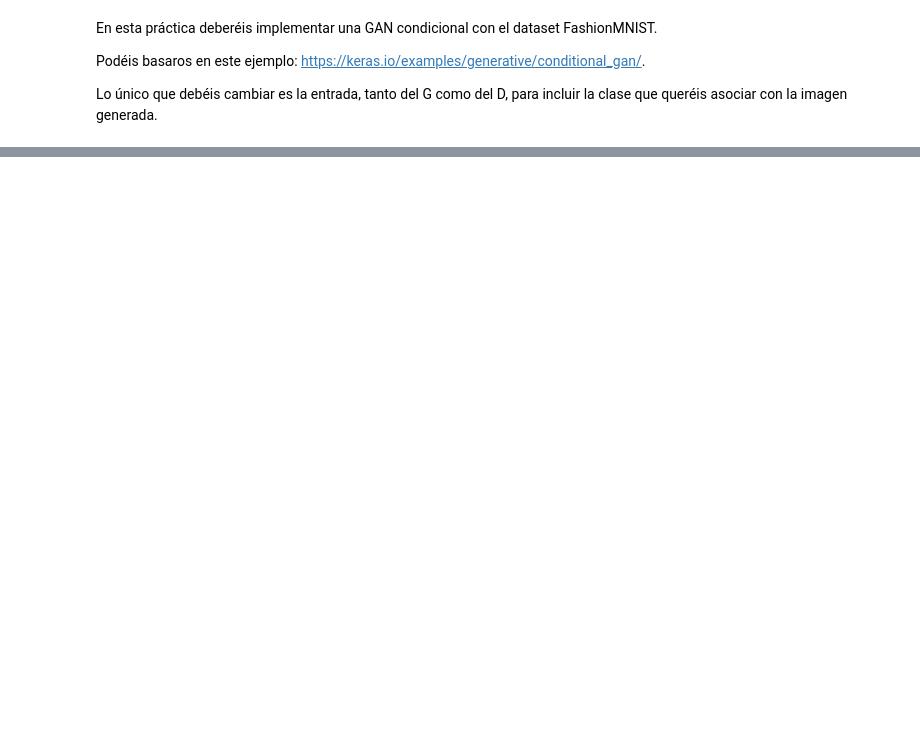
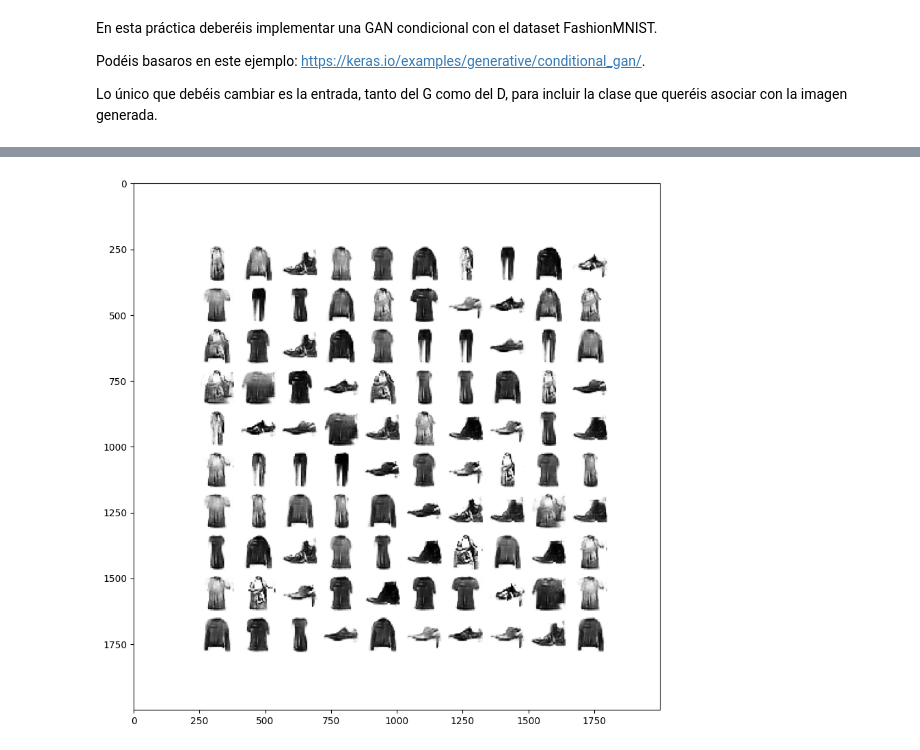
Before and after one commit to emichester/06MIAR_Aprendizaje_No_Supervisado, a Jupyter notebook: TrabajoFinal/GANs_condicionales_FashionMNIST_Práctica.ipynb, the cells around one changed output, grey strips where cells are left out. Cells and saved outputs as stored; diff of their text form; code cells hidden in the pictures; blank space fills up the shorter version.

```diff
--- a/TrabajoFinal/GANs_condicionales_FashionMNIST_Práctica.ipynb
+++ b/TrabajoFinal/GANs_condicionales_FashionMNIST_Práctica.ipynb
@@ -289,6 +373,8 @@ plt.show()
 # %%
 plt.figure(figsize=(10, 10))
-plt.imshow(plt.imread('generated_plot_e010.png'))
+plt.imshow(plt.imread(os.path.join(BASE_PATH,'generated_plot_e010.png')))
 plt.show()
+# %% [output]
+[figure, added]
 # %%
 plt.figure(figsize=(10, 10))
```
Also changed, not shown: parts of 19 cells of this notebook.
